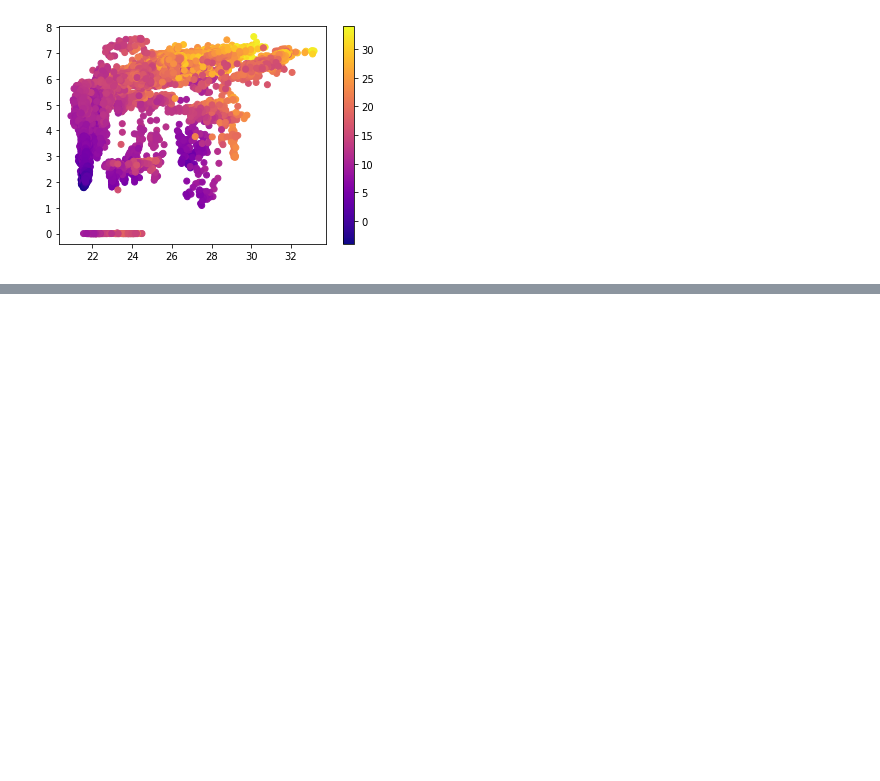
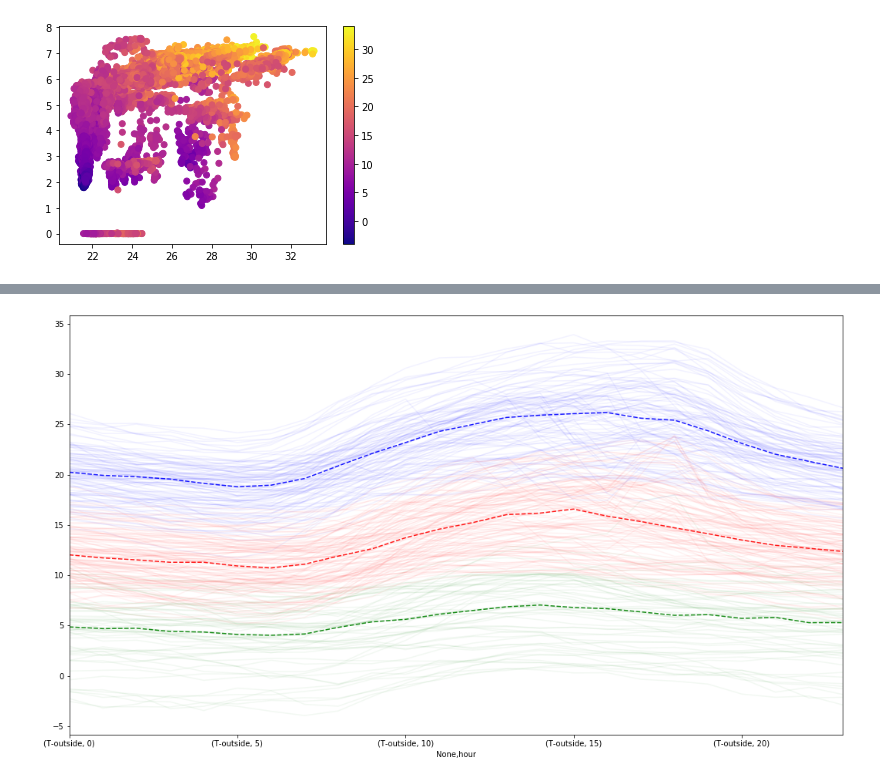
Before and after one commit to williambrach/air-conditioning-server-analysis, a Jupyter notebook: data_analysis.ipynb, the cells around one changed output, grey strips where cells are left out. Drawn from its saved outputs; the diff is of its cells as text; code cells hidden in the pictures; blank space fills up the shorter version.

```diff
--- a/data_analysis.ipynb
+++ b/data_analysis.ipynb
@@ -100,0 +123,19 @@ plt.show()
+# %%
+kmeans = KMeans(n_clusters=3)
+cluster_found = kmeans.fit_predict(X)
+cluster_found_sr = pd.Series(cluster_found, name='cluster')
+df_uci_pivot = df_uci_pivot.set_index(cluster_found_sr, append=True )
+
+fig, ax= plt.subplots(1,1, figsize=(18,10))
+color_list = ['blue','red','green']
+cluster_values = sorted(df_uci_pivot.index.get_level_values('cluster').unique())
+
+for cluster, color in zip(cluster_values, color_list):
+    df_uci_pivot.xs(cluster, level=1).T.plot(
+        ax=ax, legend=False, alpha=0.05, color=color, label= f'Cluster {cluster}'
+        )
+    df_uci_pivot.xs(cluster, level=1).median().plot(
+        ax=ax, color=color, alpha=0.9, ls='--'
+    )
+# %% [output]
+[figure, added]
```
Also changed, not shown: parts of 10 cells of this notebook.
